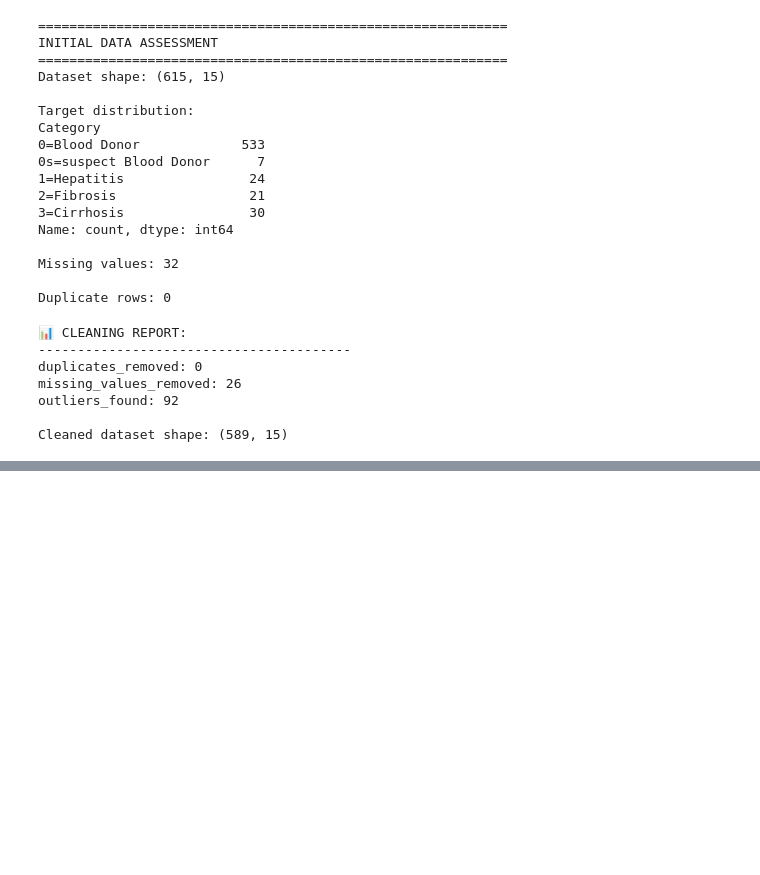
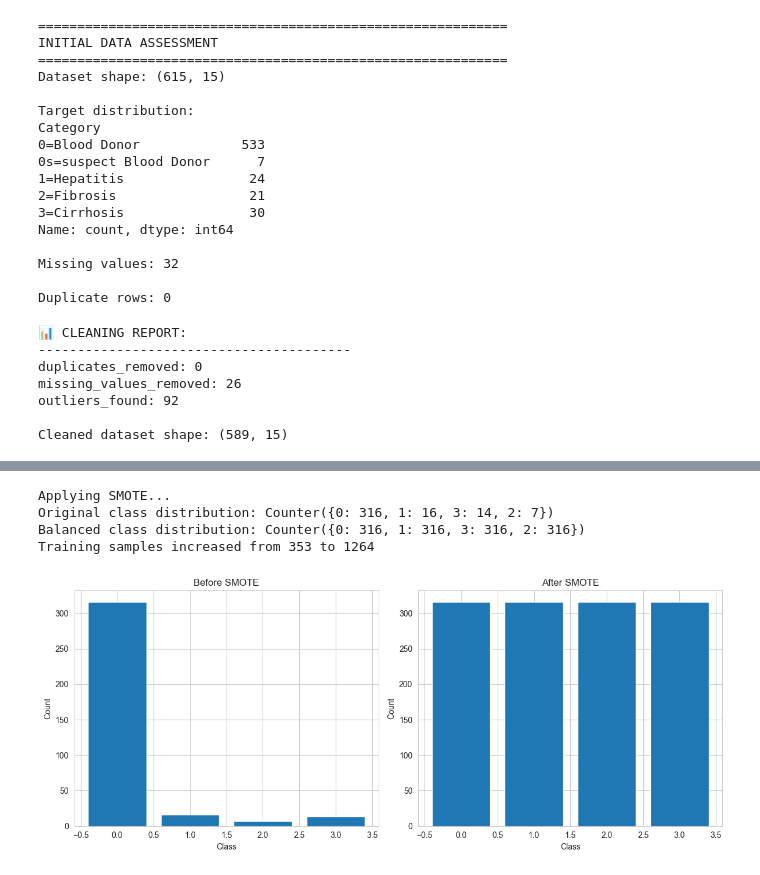
Before and after one commit to sunb82/hcv-disease-prediction, a Jupyter notebook: notebooks/02_preprocessing.ipynb, the cells around one changed output, grey strips where cells are left out. Cells and saved outputs as stored; diff of their text form; code cells hidden in the pictures; blank space fills up the shorter version.

```diff
--- a/notebooks/02_preprocessing.ipynb
+++ b/notebooks/02_preprocessing.ipynb
@@ -144,0 +556,44 @@ Cleaned dataset shape: (589, 15)
+# %%
+def apply_smote(X_train, y_train, sampling_strategy='auto', k_neighbors=5):
+    """Apply SMOTE to handle class imbalance"""
+
+    print("Applying SMOTE...")
+    print(f"Original class distribution: {Counter(y_train)}")
+
+    # Apply SMOTE
+    smote = SMOTE(sampling_strategy=sampling_strategy,
+                  k_neighbors=k_neighbors,
+                  random_state=42)
+    X_train_balanced, y_train_balanced = smote.fit_resample(X_train, y_train)
+
+    print(f"Balanced class distribution: {Counter(y_train_balanced)}")
+    print(f"Training samples increased from {len(y_train)} to {len(y_train_balanced)}")
+
+    return X_train_balanced, y_train_balanced
+
+# Apply SMOTE only to training data
+X_train_balanced, y_train_balanced = apply_smote(X_train_scaled, y_train)
+
+# Visualize the effect
+fig, axes = plt.subplots(1, 2, figsize=(12, 5))
+
+# Before SMOTE
+axes[0].bar(*np.unique(y_train, return_counts=True))
+axes[0].set_title('Before SMOTE')
+axes[0].set_xlabel('Class')
+axes[0].set_ylabel('Count')
+
+# After SMOTE
+axes[1].bar(*np.unique(y_train_balanced, return_counts=True))
+axes[1].set_title('After SMOTE')
+axes[1].set_xlabel('Class')
+axes[1].set_ylabel('Count')
+
+plt.tight_layout()
+plt.show()
+# %% [output]
+Applying SMOTE...
+Original class distribution: Counter({0: 316, 1: 16, 3: 14, 2: 7})
+Balanced class distribution: Counter({0: 316, 1: 316, 3: 316, 2: 316})
+Training samples increased from 353 to 1264
+[figure, added]
```
Also changed, not shown: parts of 8 cells of this notebook, 9 other files.
